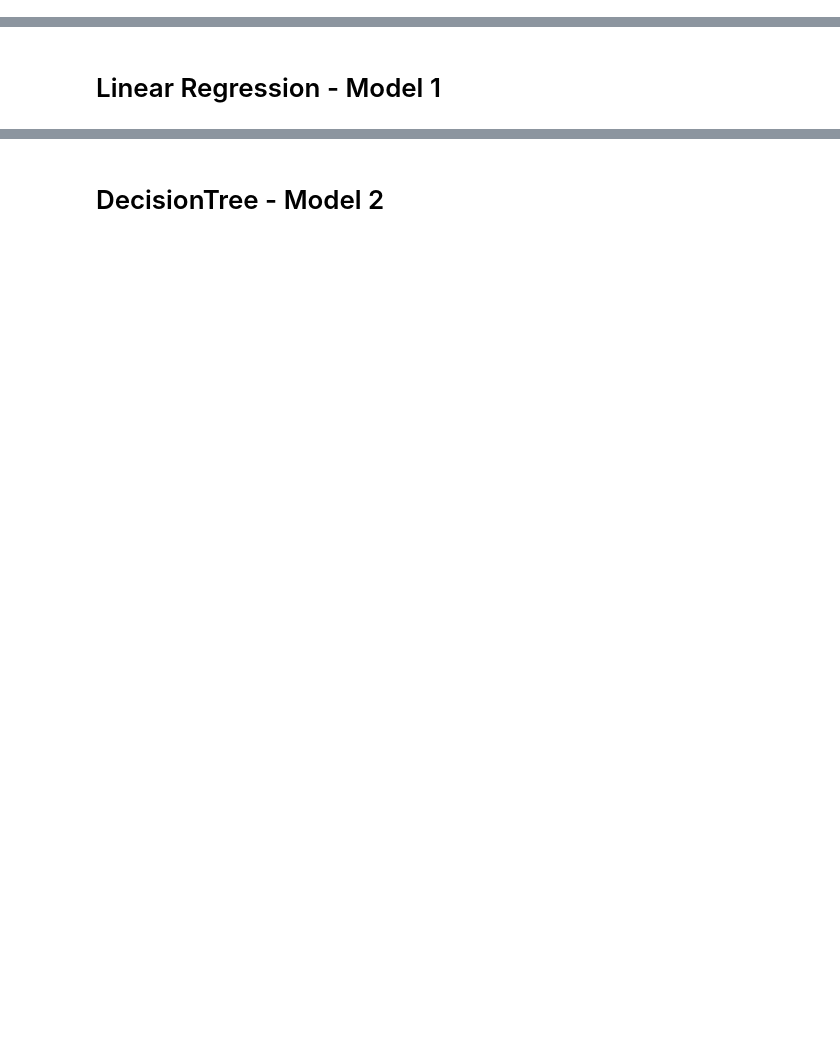
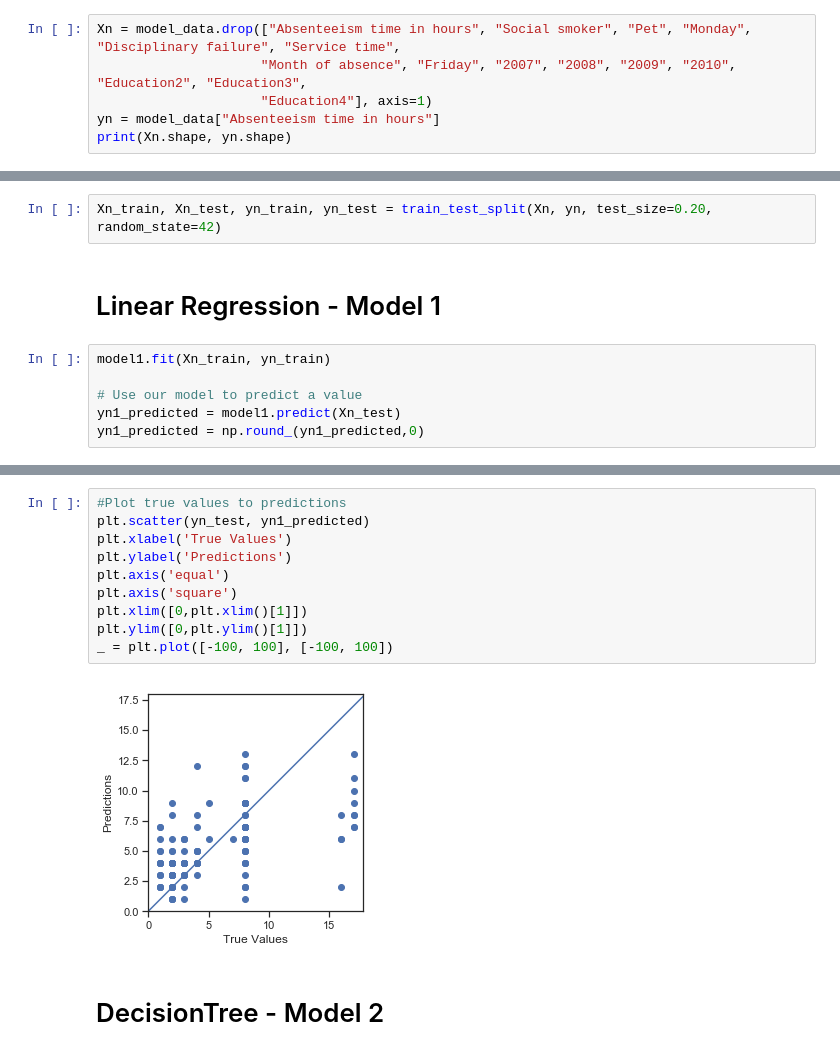
Before and after one commit to lsunl/project-LA, a Jupyter notebook: Regression Tutorial/Machine Learning Regression Tutorial .ipynb, the cells around one changed output, grey strips where cells are left out. Drawn from its saved outputs; the diff is of its cells as text; blank space fills up the shorter version.

```diff
--- a/Regression Tutorial/Machine Learning Regression Tutorial .ipynb
+++ b/Regression Tutorial/Machine Learning Regression Tutorial .ipynb
@@ -274,0 +311,6 @@ from sklearn.ensemble import RandomForestClassifier
+# %%
+Xn = model_data.drop(["Absenteeism time in hours", "Social smoker", "Pet", "Monday", "Disciplinary failure", "Service time",
+                     "Month of absence", "Friday", "2007", "2008", "2009", "2010", "Education2", "Education3",
+                     "Education4"], axis=1)
+yn = model_data["Absenteeism time in hours"]
+print(Xn.shape, yn.shape)
@@ -277,2 +323,10 @@ from sklearn.ensemble import RandomForestClassifier
+# %%
+Xn_train, Xn_test, yn_train, yn_test = train_test_split(Xn, yn, test_size=0.20, random_state=42)
 # %% [markdown]
 # Linear Regression - Model 1
+# %%
+model1.fit(Xn_train, yn_train)
+
+# Use our model to predict a value
+yn1_predicted = model1.predict(Xn_test)
+yn1_predicted = np.round_(yn1_predicted,0)
@@ -279,3 +342,15 @@ from sklearn.ensemble import RandomForestClassifier
+# %%
+#Plot true values to predictions
+plt.scatter(yn_test, yn1_predicted)
+plt.xlabel('True Values')
+plt.ylabel('Predictions')
+plt.axis('equal')
+plt.axis('square')
+plt.xlim([0,plt.xlim()[1]])
+plt.ylim([0,plt.ylim()[1]])
+_ = plt.plot([-100, 100], [-100, 100])
+# %% [output]
+[figure, added]
 # %% [markdown]
 # DecisionTree - Model 2
 # %%
```
Also changed, not shown: parts of 34 cells of this notebook, 1 other file.
